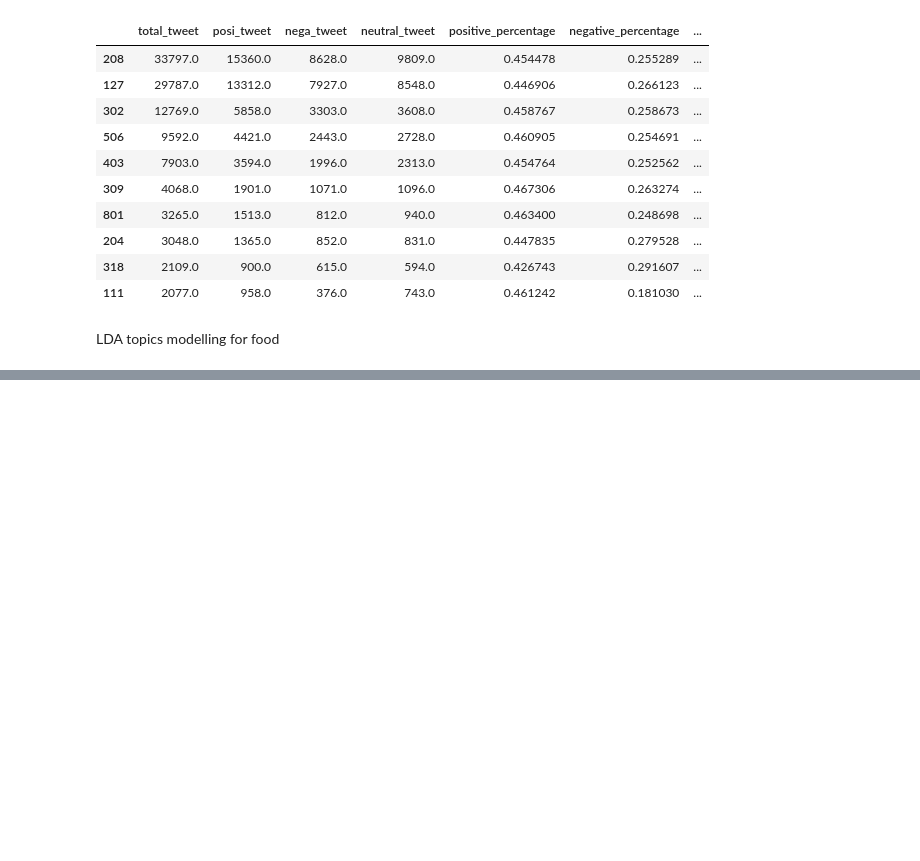
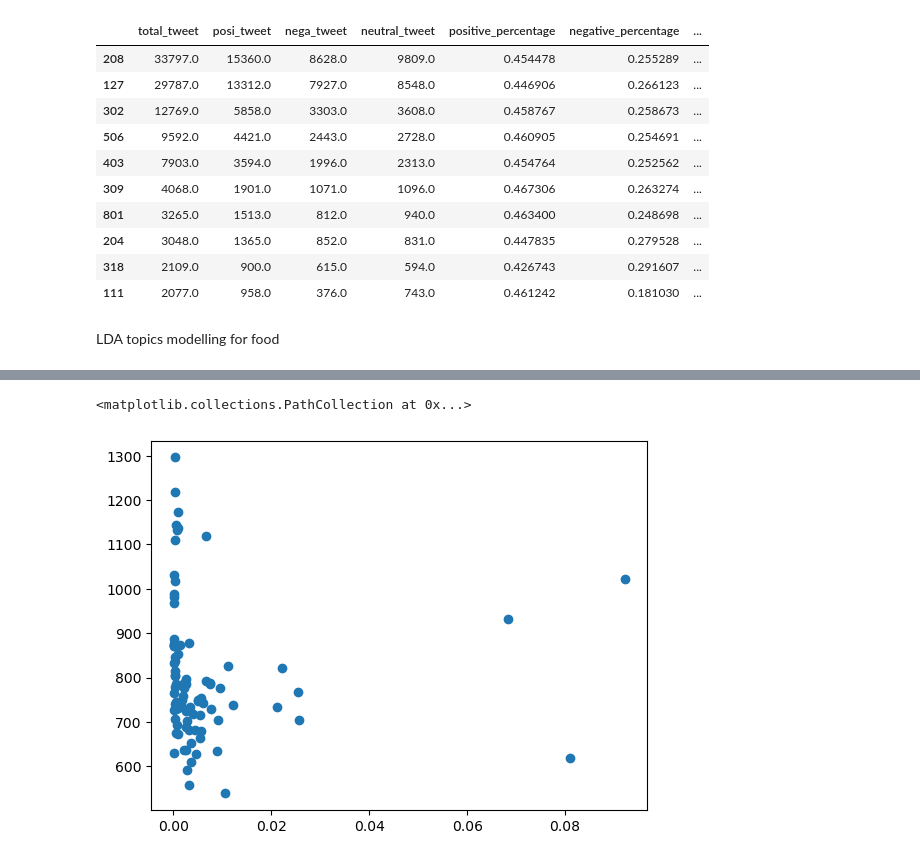
Before and after one commit to terrance2630/CCC_A2, a Jupyter notebook: scenarios_data/presentation_food.ipynb, the cells around one changed output, grey strips where cells are left out. Drawn from its saved outputs; the diff is of its cells as text; code cells hidden in the pictures; blank space fills up the shorter version.

Commit message:
Update about the food

```diff
--- a/scenarios_data/presentation.ipynb
+++ b/scenarios_data/presentation_food.ipynb
@@ -151,0 +155,21 @@ for topic_id in range(model.num_topics):
+# %%
+# Read the population file
+with open('./data/total_pop.json', 'r') as pop_file:
+    total_pop = json.load(pop_file)
+# %%
+with open('../sudo_data/scenario_4/income_age.json', 'r') as income_age_file:
+    income_age = json.load(income_age_file)
+# %%
+lst_pop = [ int(key) for key in total_pop.keys()]
+lst_food = df_food_tweet_information.index.tolist()
+lst_inter = [value for value in lst_food if value in lst_pop]
+df_food_tweet_information_pop = df_food_tweet_information.loc[lst_inter]
+
+# Combine the number of tweets about food and the population
+df_food_tweet_information_pop['pop'] = df_food_tweet_information_pop.apply(lambda row: total_pop[str(row.name)], axis=1)
+
+# Combine the income
+df_food_tweet_information_pop['income'] = df_food_tweet_information_pop.apply(lambda row: income_age[str(row.name)][0], axis=1)
+
+# Compute the tweets per people
+df_food_tweet_information_pop['tweets_per_people'] = df_food_tweet_information_pop.apply(lambda row: row['total_tweet'] / row['pop'], axis=1)
@@ -151,0 +209,6 @@ for topic_id in range(model.num_topics):
+# %%
+# Plot the scatter plot of tweets per people and income
+plt.scatter(df_food_tweet_information_pop['tweets_per_people'], df_food_tweet_information_pop['income'])
+# %% [output]
+<matplotlib.collections.PathCollection at 0x...>
+[figure, added]
```
Also changed, not shown: parts of 5 cells of this notebook.
